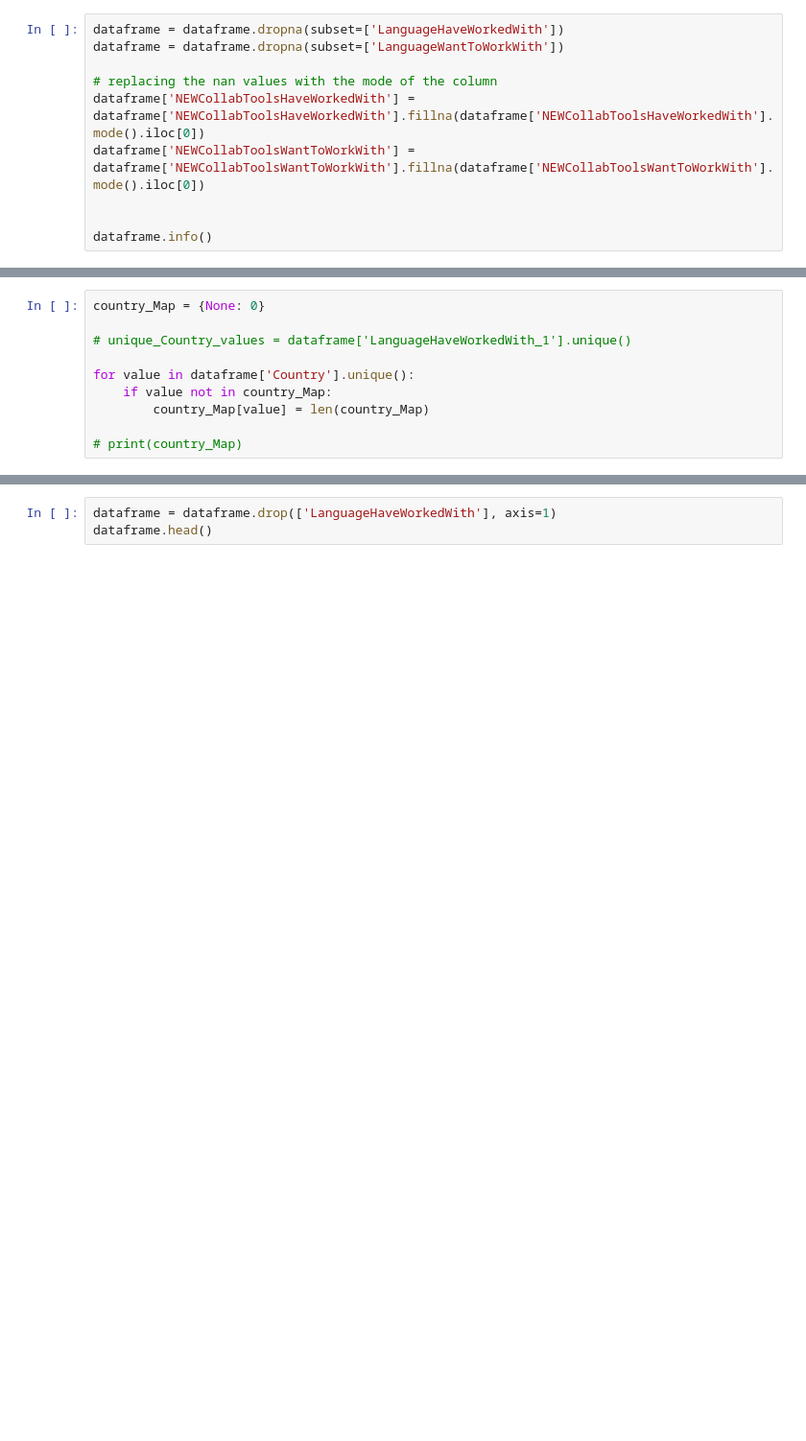
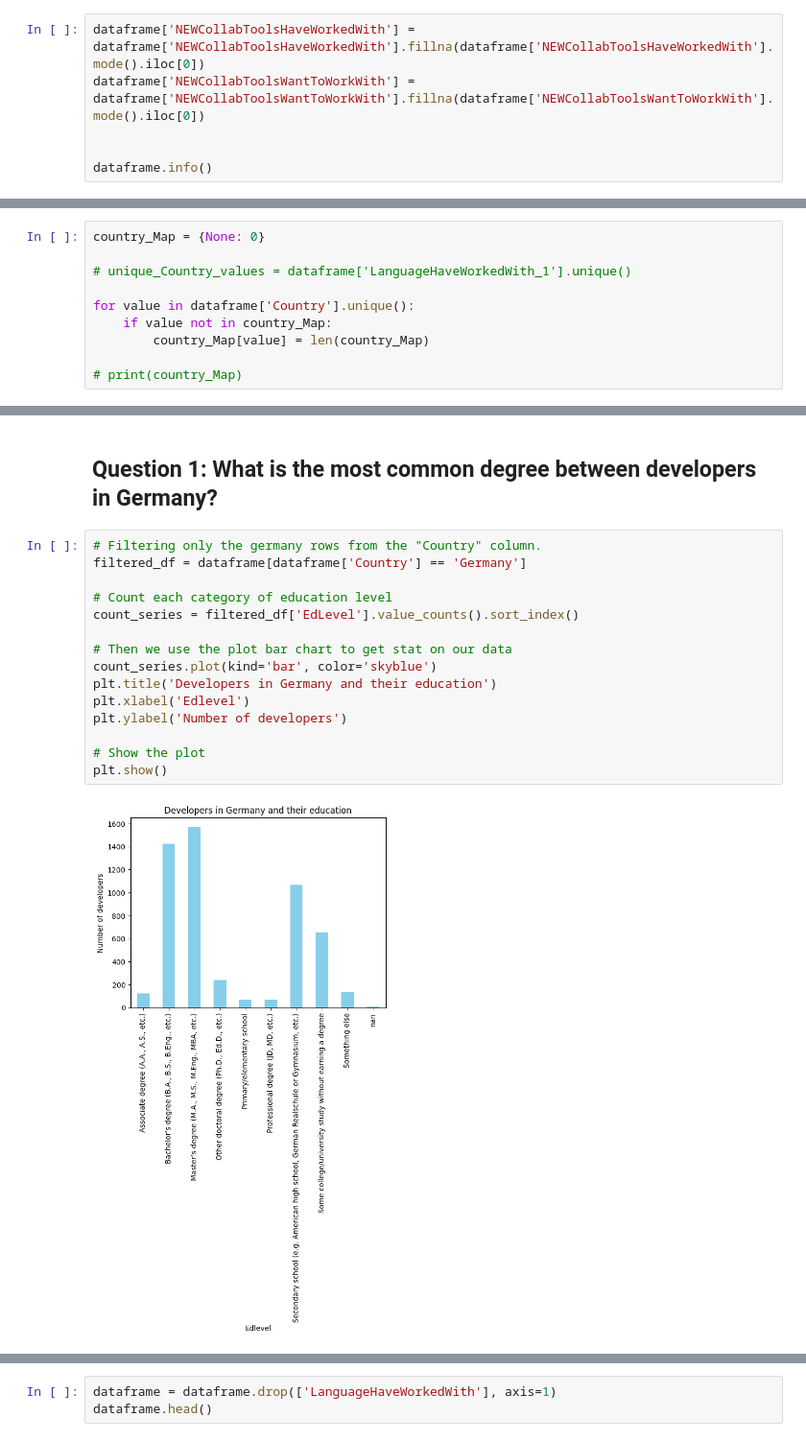
Before and after one commit to UnNamedPerson/DSND-blog-post-project, a Jupyter notebook: Main.ipynb, the cells around one changed output, grey strips where cells are left out. Shown: that part at 96% size. Drawn from its saved outputs; the diff is of its cells as text; blank space fills up the shorter version.

```diff
--- a/Main.ipynb
+++ b/Main.ipynb
@@ -427,8 +388,4 @@ memory usage: 12.0+ MB
 # %%
-dataframe = dataframe.dropna(subset=['LanguageHaveWorkedWith'])
-dataframe = dataframe.dropna(subset=['LanguageWantToWorkWith'])
-
-# replacing the nan values with the mode of the column
 dataframe['NEWCollabToolsHaveWorkedWith'] = dataframe['NEWCollabToolsHaveWorkedWith'].fillna(dataframe['NEWCollabToolsHaveWorkedWith'].mode().iloc[0])
 dataframe['NEWCollabToolsWantToWorkWith'] = dataframe['NEWCollabToolsWantToWorkWith'].fillna(dataframe['NEWCollabToolsWantToWorkWith'].mode().iloc[0])
 
@@ -605,0 +569,19 @@ dataframe = dataframe.drop(['SurveyEase'], axis=1)
+# %% [markdown]
+## Question 1: What is the most common degree between developers in Germany?
+# %%
+# Filtering only the germany rows from the "Country" column.
+filtered_df = dataframe[dataframe['Country'] == 'Germany']
+
+# Count each category of education level
+count_series = filtered_df['EdLevel'].value_counts().sort_index()
+
+# Then we use the plot bar chart to get stat on our data
+count_series.plot(kind='bar', color='skyblue')
+plt.title('Developers in Germany and their education')
+plt.xlabel('Edlevel')
+plt.ylabel('Number of developers')
+
+# Show the plot
+plt.show()
+# %% [output]
+[figure, added]
```
Also changed, not shown: parts of 99 cells of this notebook.
